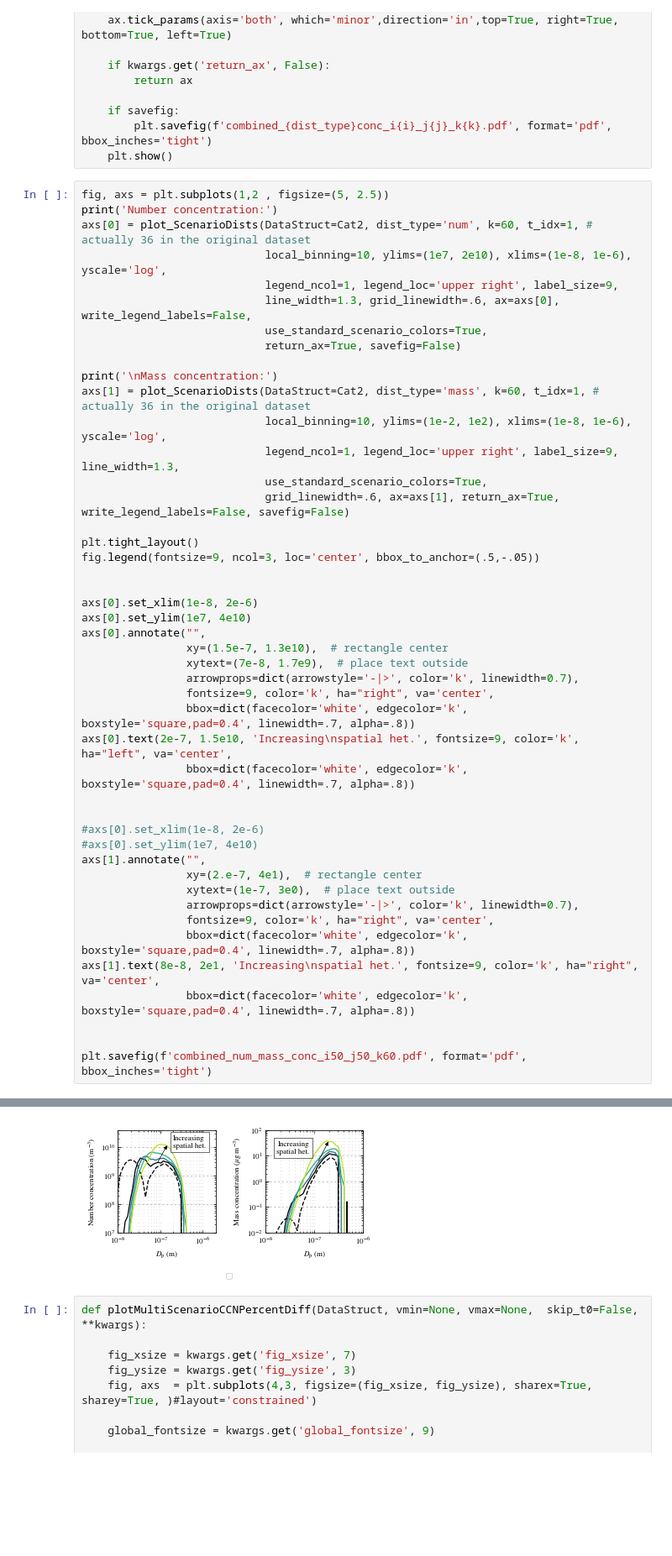
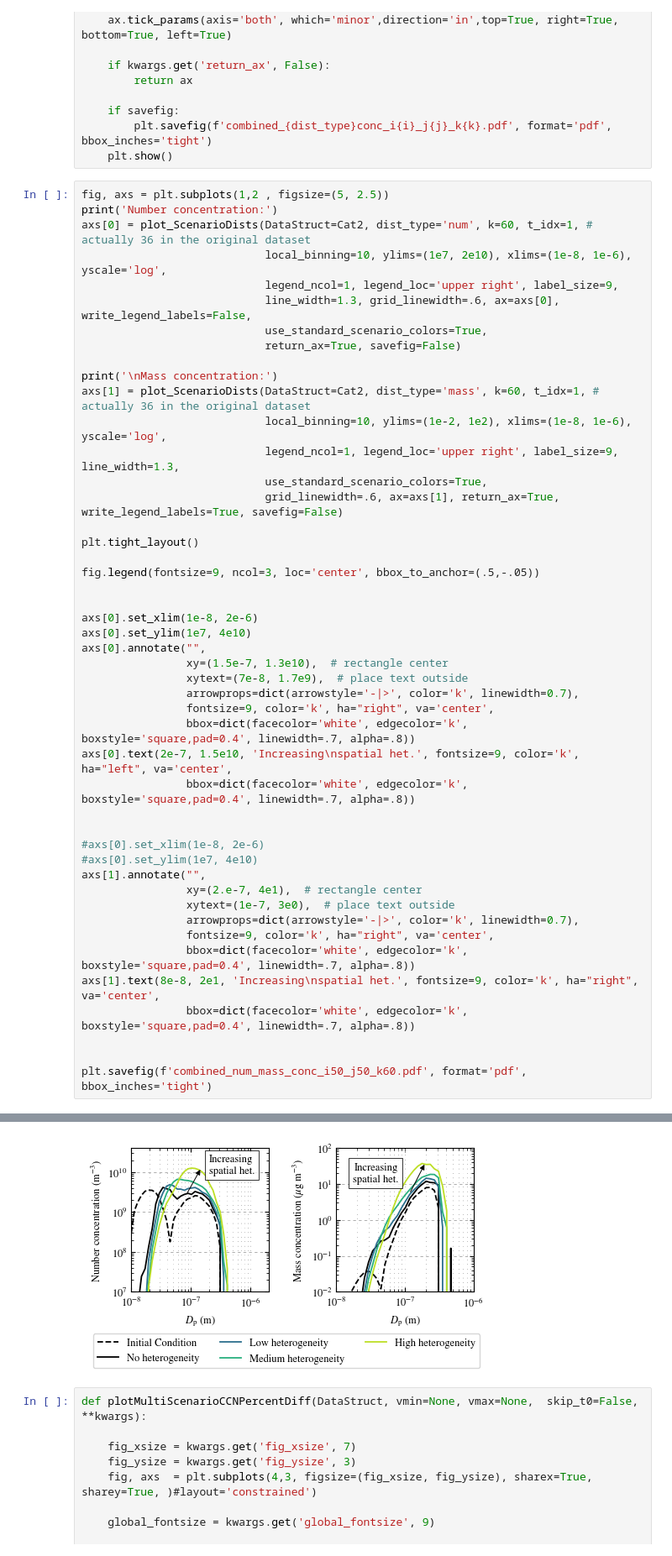
Before and after one commit to samfrederick/paper-sh-impacts-aerosol, a Jupyter notebook: 4_revised_paper/scripts/paper-figures-bulk.ipynb, the cells around one changed output, grey strips where cells are left out. Shown at 84% size. Cells and saved outputs as stored; diff of their text form; blank space fills up the shorter version.

```diff
--- a/4_revised_paper/scripts/paper-figures-bulk.ipynb
+++ b/4_revised_paper/scripts/paper-figures-bulk.ipynb
@@ -1032,9 +1039,10 @@ axs[1] = plot_ScenarioDists(DataStruct=Cat2, dist_type='mass', k=60, t_idx=1, #
                             local_binning=10, ylims=(1e-2, 1e2), xlims=(1e-8, 1e-6), yscale='log',
                             legend_ncol=1, legend_loc='upper right', label_size=9, line_width=1.3,
                             use_standard_scenario_colors=True,
-                            grid_linewidth=.6, ax=axs[1], return_ax=True, write_legend_labels=False, savefig=False)
+                            grid_linewidth=.6, ax=axs[1], return_ax=True, write_legend_labels=True, savefig=False)
 
 plt.tight_layout()
+
 fig.legend(fontsize=9, ncol=3, loc='center', bbox_to_anchor=(.5,-.05))
 
 
@@ -1088,4 +1095,4 @@ No artists with labels found to put in legend.  Note that artists whose label st
-[figure, old version]
+[figure, new version]
 # %%
 def plotMultiScenarioCCNPercentDiff(DataStruct, vmin=None, vmax=None,  skip_t0=False, **kwargs):
 
```
Also changed, not shown: parts of 12 cells of this notebook, 1 other file.
